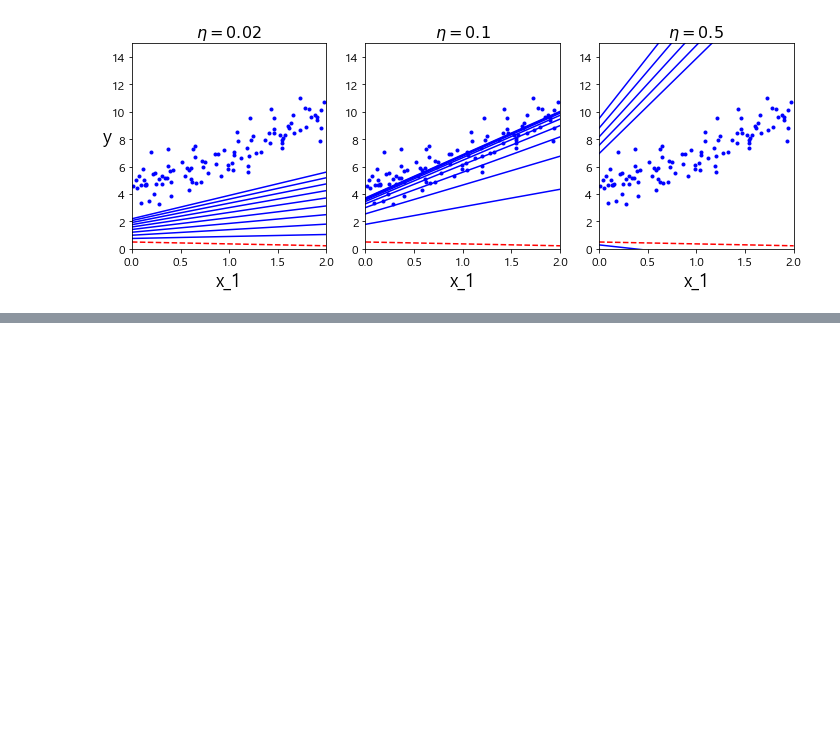
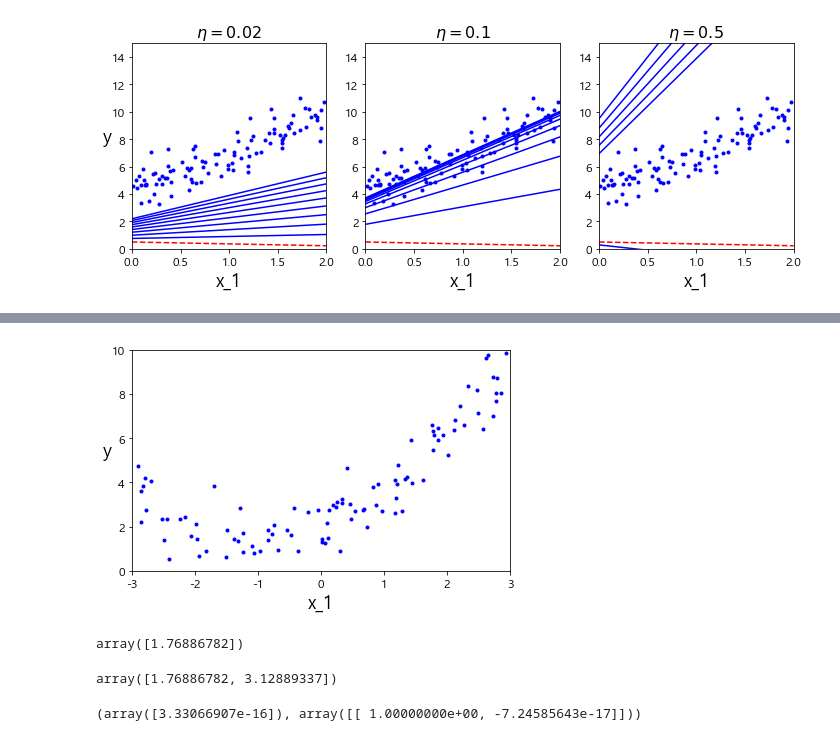
Before and after one commit to herbwood/study_datascience, a Jupyter notebook: scikit_learn/handson/04.training_linear_models.ipynb, the cells around one changed output, grey strips where cells are left out. Saved outputs shown, nothing was run; the diff lists cells and outputs as text; code cells hidden in the pictures; blank space fills up the shorter version.

```diff
--- a/scikit_learn/handson/04.training_linear_models.ipynb
+++ b/scikit_learn/handson/04.training_linear_models.ipynb
@@ -171,0 +283,33 @@ plt.show()
+# %%
+# 2차 방정식 생성
+m = 100
+X = 6 * np.random.rand(m, 1) - 3
+y = 0.5 * X ** 2 + X + 2 + np.random.randn(m, 1)
+# %%
+plt.plot(X,y, 'b.')
+plt.xlabel('x_1', fontsize = 18)
+plt.ylabel('y', rotation = 0, fontsize = 18)
+plt.axis([-3, 3, 0, 10])
+save_fig('quadratic_data_plot')
+plt.show()
+# %% [output]
+[figure, added]
+# %%
+# 직선에 맞지 않으므로 훈련 데이터 변환
+from sklearn.preprocessing import PolynomialFeatures
+poly_features = PolynomialFeatures(degree = 2, include_bias = False)
+X_poly = poly_features.fit_transform(X)
+X[0]
+# %% [output]
+array([1.76886782])
+# %%
+# X_poly는 원래 특성 X와 이 특성의 제곱
+X_poly[0]
+# %% [output]
+array([1.76886782, 3.12889337])
+# %%
+lin_reg = LinearRegression()
+lin_reg.fit(X_poly, X)
+lin_reg.intercept_, lin_reg.coef_
+# %% [output]
+(array([3.33066907e-16]), array([[ 1.00000000e+00, -7.24585643e-17]]))
```
Also changed, not shown: parts of 33 cells of this notebook.
